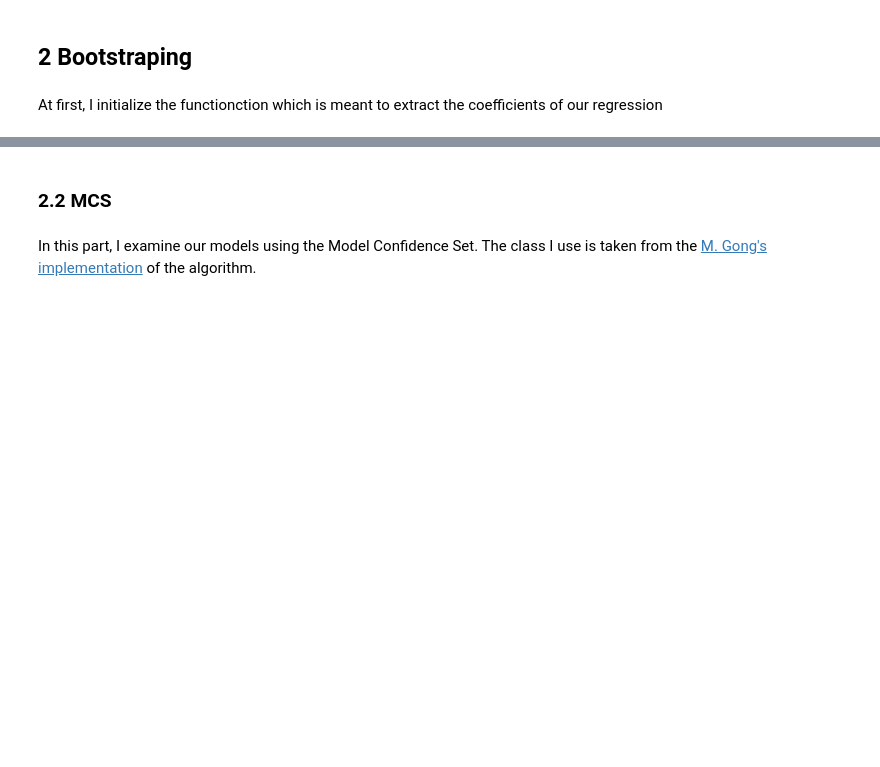
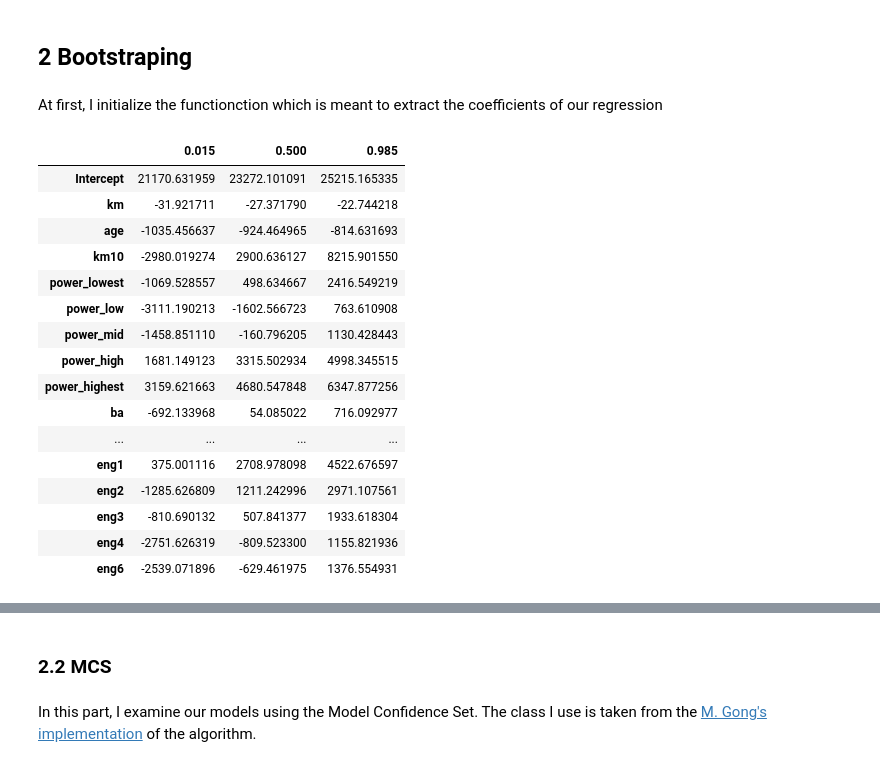
Before and after one commit to VondracekS/AI, a Jupyter notebook: exc/exc_04.ipynb, the cells around one changed output, grey strips where cells are left out. Cells and saved outputs as stored; diff of their text form; code cells hidden in the pictures; blank space fills up the shorter version.

```diff
--- a/exc/exc_04.ipynb
+++ b/exc/exc_04.ipynb
@@ -200,20 +203,15 @@ def get_bootstrap_coefs(data, n_rep, formula):
 # %%
 bs_c = get_bootstrap_coefs(ocr, 1000, model_formulas['m4'])
 # %%
-def get_quantiles(data, q_list = [0.01, 0.5, 0.99]):
+def get_stats(data, q_list=[0.015, 0.5, 0.985]):
 
-    df_q = data.quantile(q_list).set_index(pd.Index([q for q in q_list])).transpose()
+    stats_dict = {
+        'mean': data.mean(),
+        'std': data.std(),
+        'se': data.std()/np.sqrt(data.shape[0]),
+        'quantiles': data.quantile(q_list).set_index(pd.Index([q for q in q_list])).transpose(),
+        'p_val': data.apply(lambda x: stats.ttest_1samp(x, 0)[1]),
+        't_stat': data.apply(lambda x: stats.ttest_1samp(x, 0)[1])
+    }
 
-    return df_q
+    return stats_dict
-# %%
-def get_stats(data, alpha, q_list):
-
-    stats_dict = {
-        'mean': data.mean(),
-        'std': data.std(),
-        'se': data.std()/np.sqrt(data.shape[0]),
-        't_stat': stats.t.ppf(q=1 - alpha/2, df=data.shape[0] - 1),
-        'quantiles': data.quantile(q_list).set_index(pd.Index([q for q in q_list])).transpose()
-    }
-
-    return stats_dict
@@ -223,0 +218,20 @@ x['t_stat']
+# %%
+get_stats(bs_c)['quantiles']
+# %% [output]
+|  | 0.015 | 0.500 | 0.985 |
+| Intercept | 21170.631959 | 23272.101091 | 25215.165335 |
+| km | -31.921711 | -27.371790 | -22.744218 |
+| age | -1035.456637 | -924.464965 | -814.631693 |
+| km10 | -2980.019274 | 2900.636127 | 8215.901550 |
+| power_lowest | -1069.528557 | 498.634667 | 2416.549219 |
+| power_low | -3111.190213 | -1602.566723 | 763.610908 |
+| power_mid | -1458.851110 | -160.796205 | 1130.428443 |
+| power_high | 1681.149123 | 3315.502934 | 4998.345515 |
+| power_highest | 3159.621663 | 4680.547848 | 6347.877256 |
+| ba | -692.133968 | 54.085022 | 716.092977 |
+| ... | ... | ... | ... |
+| eng1 | 375.001116 | 2708.978098 | 4522.676597 |
+| eng2 | -1285.626809 | 1211.242996 | 2971.107561 |
+| eng3 | -810.690132 | 507.841377 | 1933.618304 |
+| eng4 | -2751.626319 | -809.523300 | 1155.821936 |
+| eng6 | -2539.071896 | -629.461975 | 1376.554931 |
```
Also changed, not shown: parts of 27 cells of this notebook, 10 other files.
